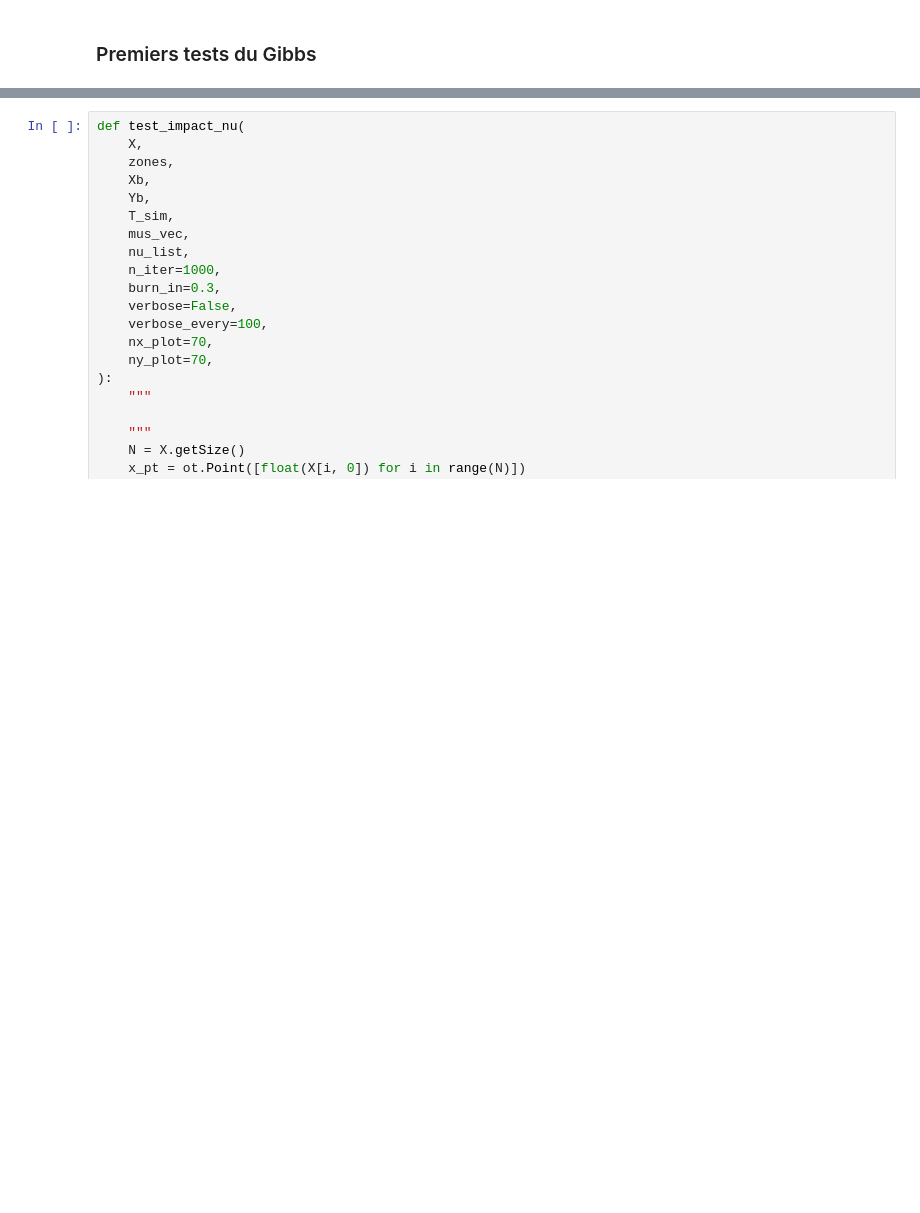
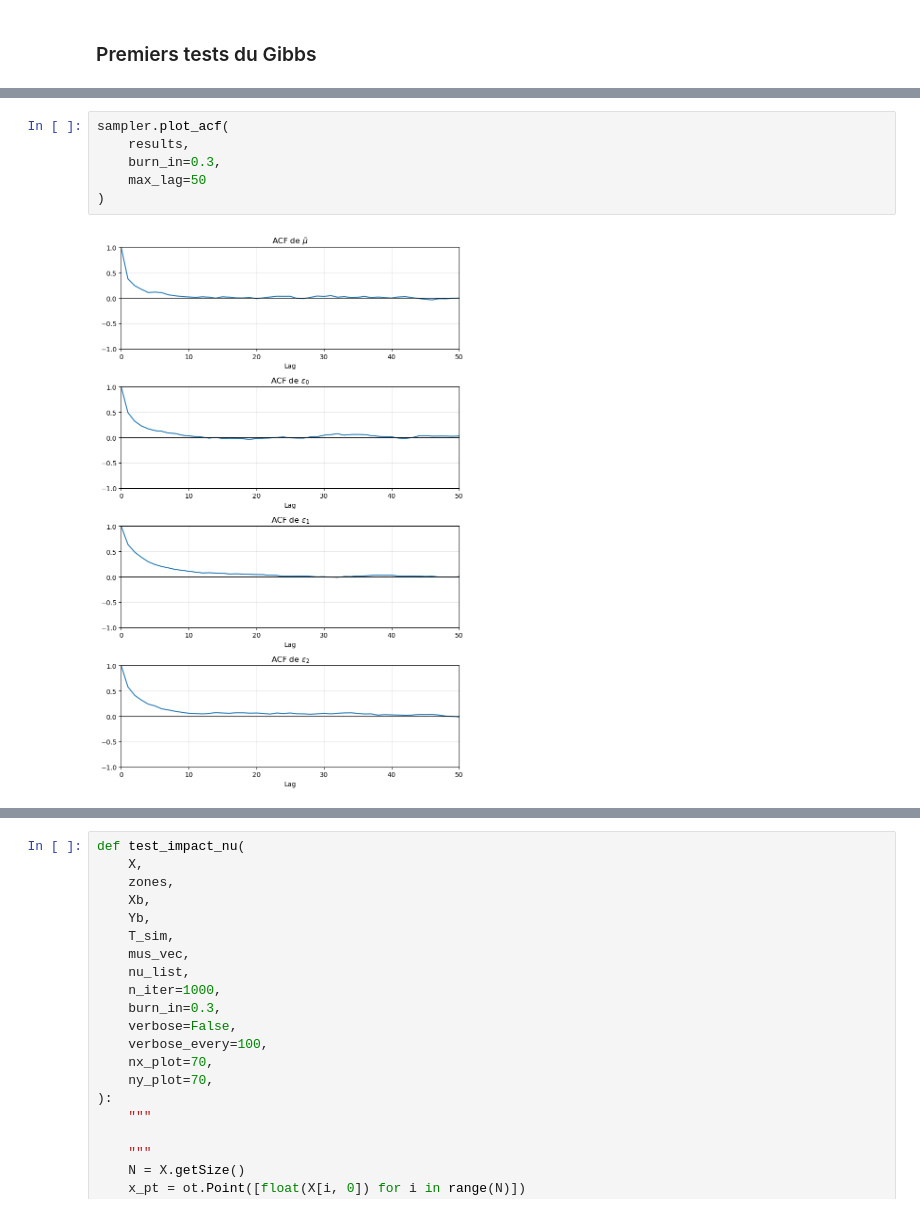
Before and after one commit to IbraSey/phdseydi, a Jupyter notebook: spatial_density_estimation/gp_spatial/brouillon_gp_spatial.ipynb, the cells around one changed output, grey strips where cells are left out. Saved outputs shown, nothing was run; the diff lists cells and outputs as text; blank space fills up the shorter version.

```diff
--- a/spatial_density_estimation/gp_spatial/brouillon_gp_spatial.ipynb
+++ b/spatial_density_estimation/gp_spatial/brouillon_gp_spatial.ipynb
@@ -1226,0 +1356,8 @@ eps_hat     = [2.38207196]
+# %%
+sampler.plot_acf(
+    results,
+    burn_in=0.3,
+    max_lag=50
+)
+# %% [output]
+[figure, added]
```
Also changed, not shown: parts of 13 cells of this notebook, 2 other files.
